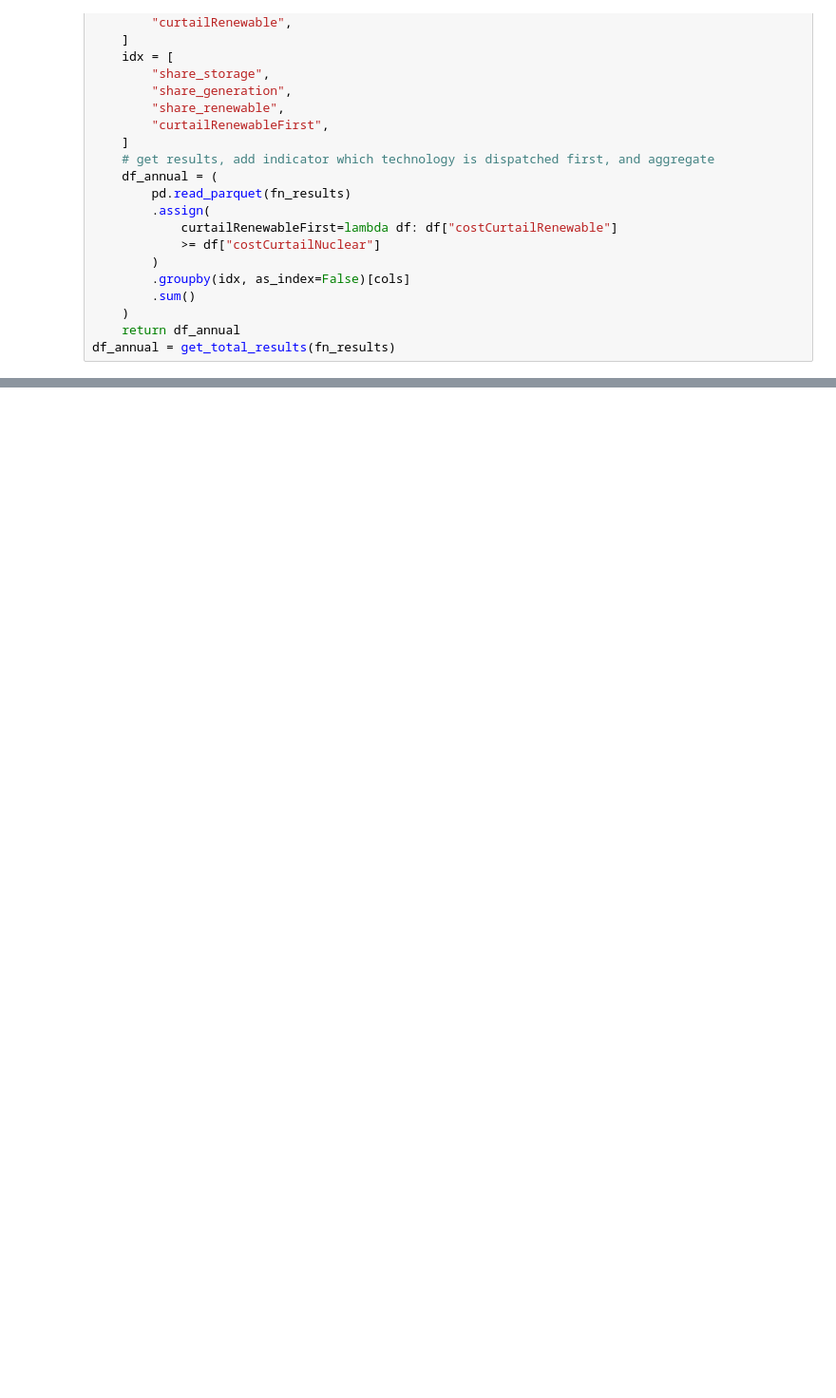
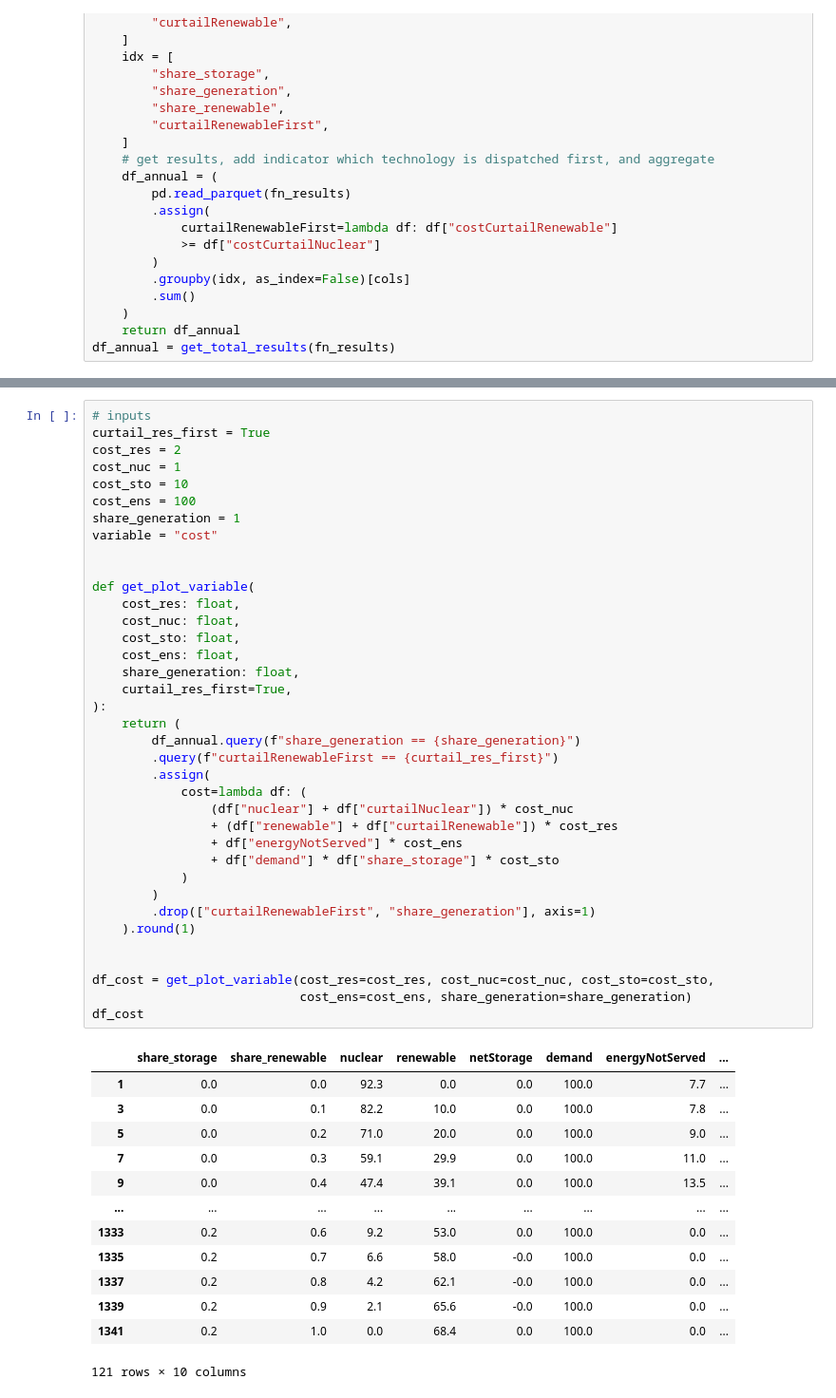
Before and after one commit to jabrell/baseload, a Jupyter notebook: dev.ipynb, the cells around one changed output, grey strips where cells are left out. Shown at 95% size. Saved outputs shown, nothing was run; the diff lists cells and outputs as text; blank space fills up the shorter version.

```diff
--- a/dev.ipynb
+++ b/dev.ipynb
@@ -71,0 +63,51 @@ array([0], dtype=int64)
+# %%
+# inputs
+curtail_res_first = True
+cost_res = 2
+cost_nuc = 1
+cost_sto = 10
+cost_ens = 100
+share_generation = 1
+variable = "cost"
+
+
+def get_plot_variable(
+    cost_res: float,
+    cost_nuc: float,
+    cost_sto: float,
+    cost_ens: float,
+    share_generation: float,
+    curtail_res_first=True,
+):
+    return (
+        df_annual.query(f"share_generation == {share_generation}")
+        .query(f"curtailRenewableFirst == {curtail_res_first}")
+        .assign(
+            cost=lambda df: (
+                (df["nuclear"] + df["curtailNuclear"]) * cost_nuc
+                + (df["renewable"] + df["curtailRenewable"]) * cost_res
+                + df["energyNotServed"] * cost_ens
+                + df["demand"] * df["share_storage"] * cost_sto
+            )
+        )
+        .drop(["curtailRenewableFirst", "share_generation"], axis=1)
+    ).round(1)
+
+
+df_cost = get_plot_variable(cost_res=cost_res, cost_nuc=cost_nuc, cost_sto=cost_sto,
+                            cost_ens=cost_ens, share_generation=share_generation)
+df_cost
+# %% [output]
+|  | share_storage | share_renewable | nuclear | renewable | netStorage | demand | energyNotServed | ... |
+| 1 | 0.0 | 0.0 | 92.3 | 0.0 | 0.0 | 100.0 | 7.7 | ... |
+| 3 | 0.0 | 0.1 | 82.2 | 10.0 | 0.0 | 100.0 | 7.8 | ... |
+| 5 | 0.0 | 0.2 | 71.0 | 20.0 | 0.0 | 100.0 | 9.0 | ... |
+| 7 | 0.0 | 0.3 | 59.1 | 29.9 | 0.0 | 100.0 | 11.0 | ... |
+| 9 | 0.0 | 0.4 | 47.4 | 39.1 | 0.0 | 100.0 | 13.5 | ... |
+| ... | ... | ... | ... | ... | ... | ... | ... | ... |
+| 1333 | 0.2 | 0.6 | 9.2 | 53.0 | 0.0 | 100.0 | 0.0 | ... |
+| 1335 | 0.2 | 0.7 | 6.6 | 58.0 | -0.0 | 100.0 | 0.0 | ... |
+| 1337 | 0.2 | 0.8 | 4.2 | 62.1 | -0.0 | 100.0 | 0.0 | ... |
+| 1339 | 0.2 | 0.9 | 2.1 | 65.6 | -0.0 | 100.0 | 0.0 | ... |
+| 1341 | 0.2 | 1.0 | 0.0 | 68.4 | 0.0 | 100.0 | 0.0 | ... |
+121 rows × 10 columns
```
Also changed, not shown: parts of 11 cells of this notebook, 7 other files.
